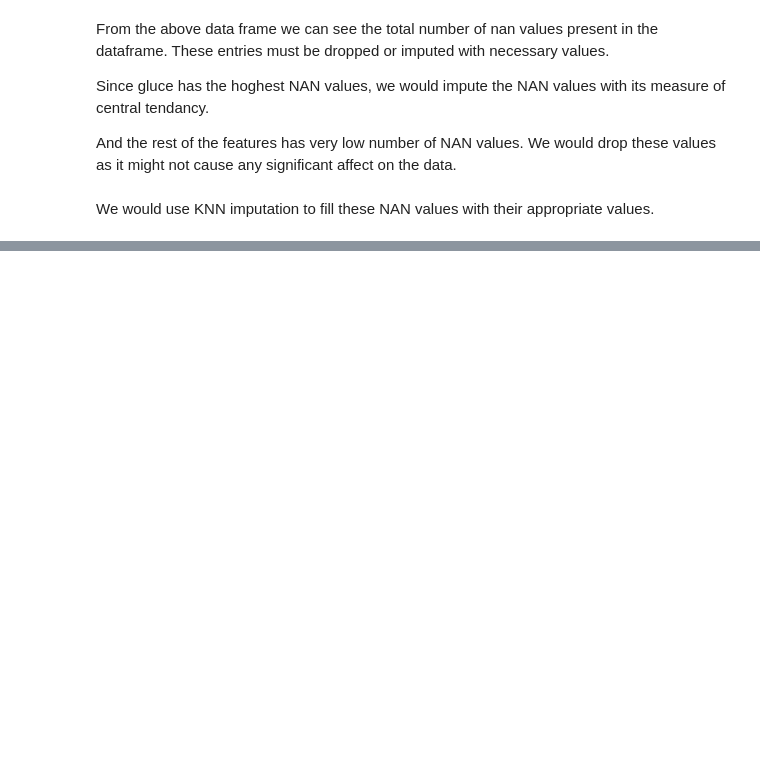
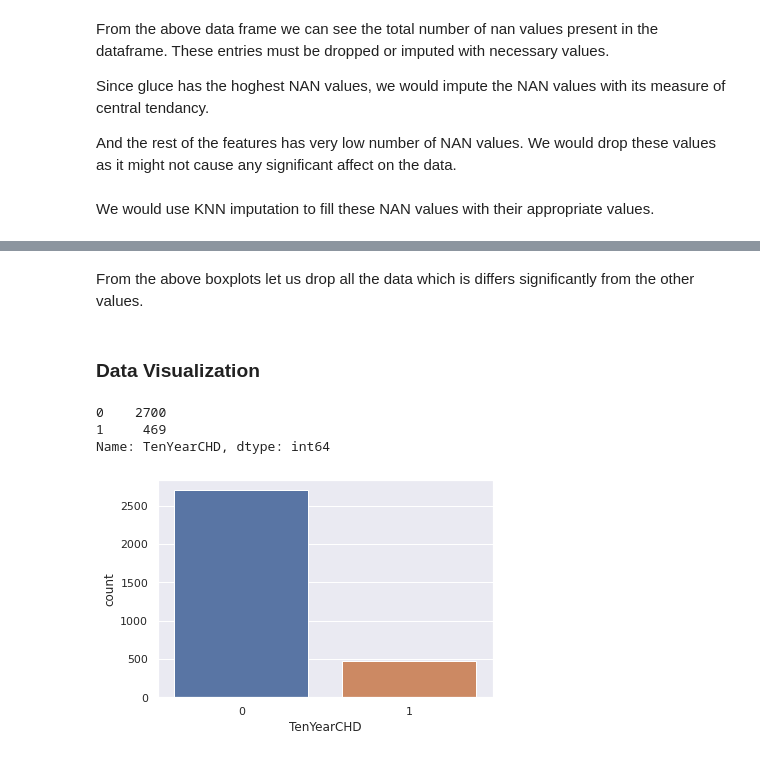
Before and after one commit to Adarsh1331999/Cardiovascular-Risk-Prediction-Classification-, a Jupyter notebook: Cardiovascular_Risk_Prediction(Classification).ipynb, the cells around one changed output, grey strips where cells are left out. Cells and saved outputs as stored; diff of their text form; code cells hidden in the pictures; blank space fills up the shorter version.

```diff
--- a/Cardiovascular_Risk_Prediction(Classification).ipynb
+++ b/Cardiovascular_Risk_Prediction(Classification).ipynb
@@ -188,0 +255,17 @@ We would use KNN imputation to fill these NAN values with their appropriate valu
+# %% [markdown]
+From the above boxplots let us drop all the data which is differs significantly from the other values.
+# %%
+outliers = {"cigsPerDay":50, "totChol":500, "sysBP":250, "diaBP":140, "BMI":50, "heartRate":140}
+for feature, outlier_value in outliers.items():
+  df = df[df[feature]<outlier_value]
+# %% [markdown]
+### Data Visualization
+# %%
+# Cases count
+sns.countplot(x='TenYearCHD',data=df)
+print(df["TenYearCHD"].value_counts())
+# %% [output]
+0    2700
+1     469
+Name: TenYearCHD, dtype: int64
+[figure, added]
```
Also changed, not shown: parts of 11 cells of this notebook.
